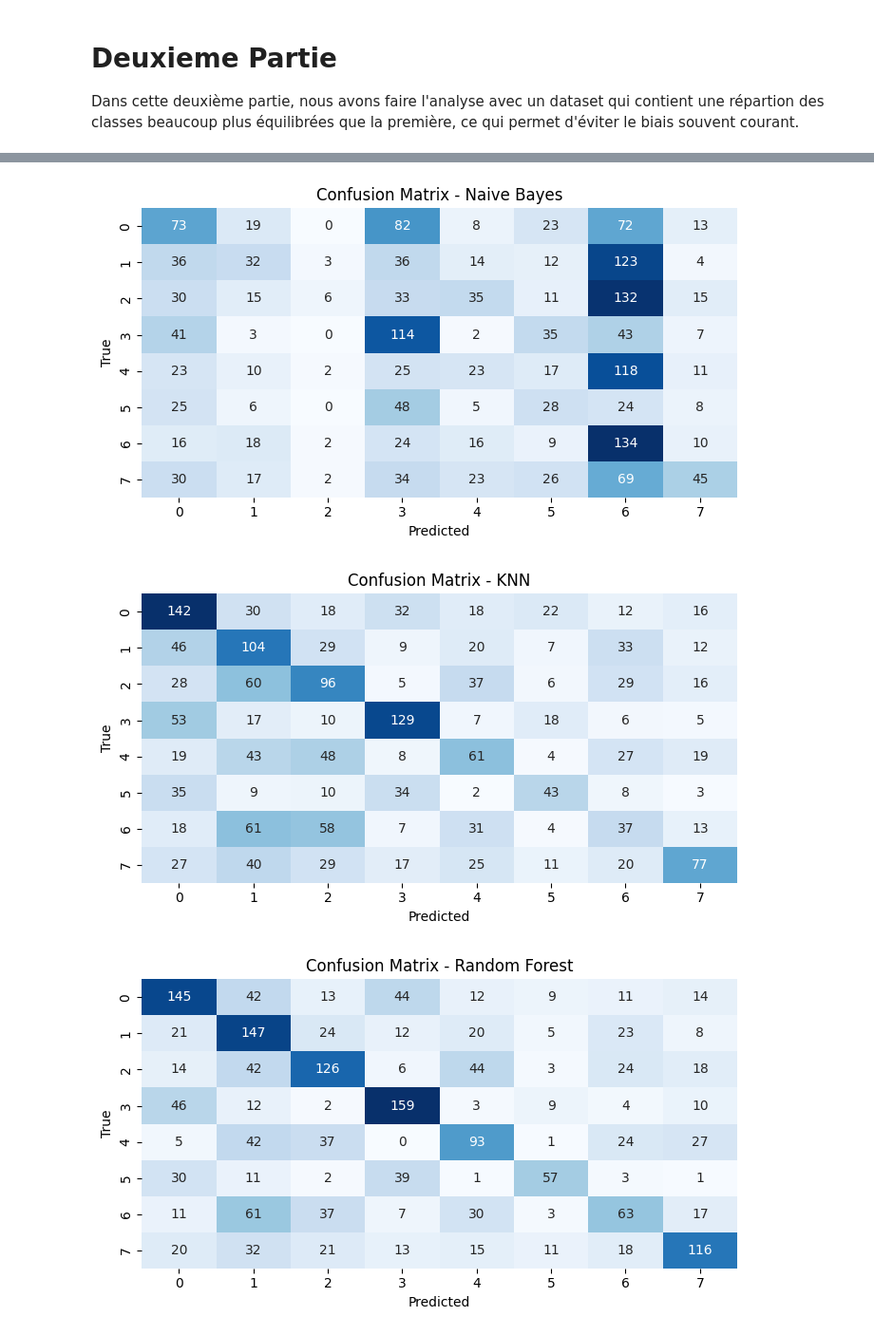
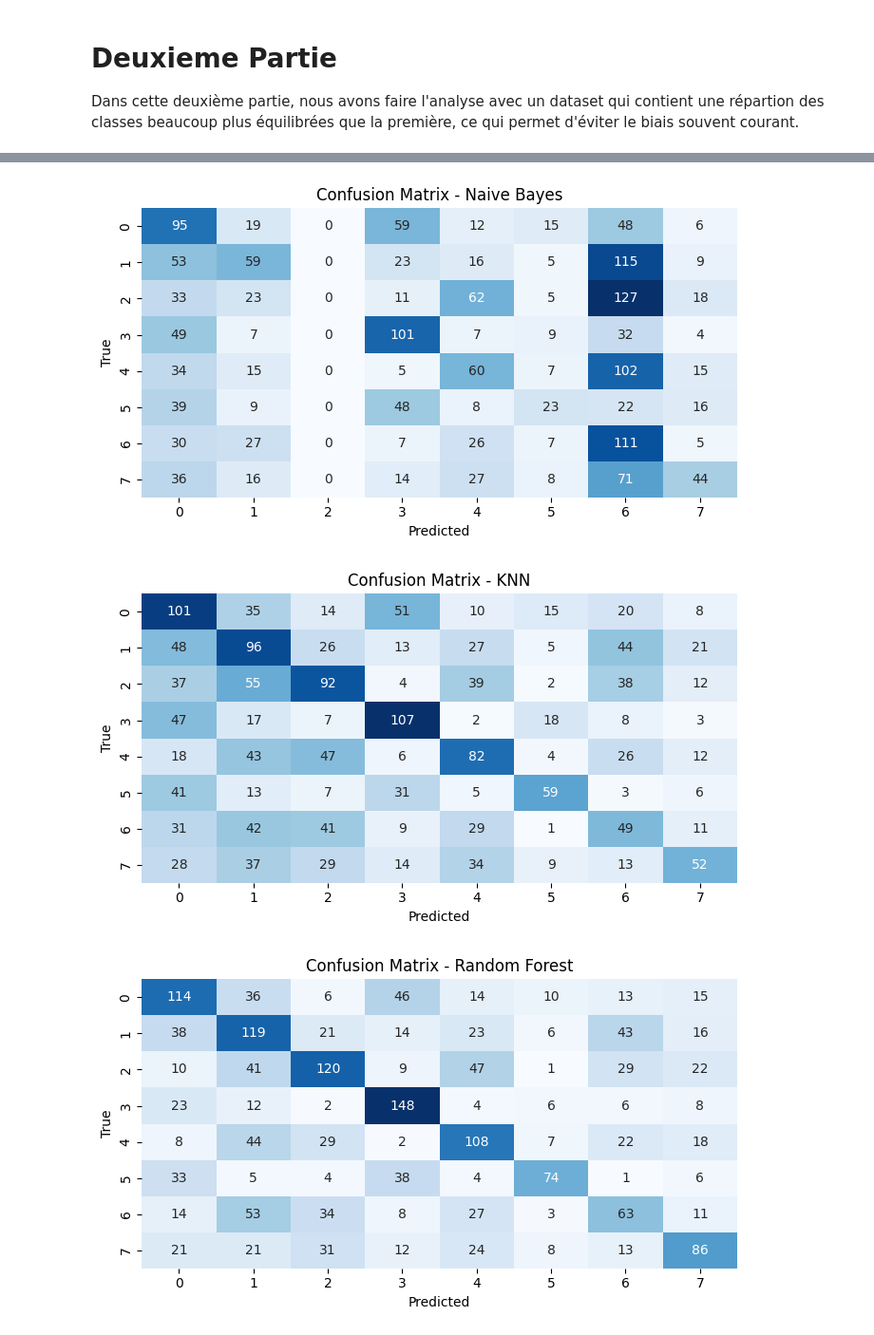
Before and after one commit to Drilly93/Spotfy_ML, a Jupyter notebook: ClassificationGenrePrediction.ipynb, the cells around one changed output, grey strips where cells are left out. Shown at 95% size. Saved outputs shown, nothing was run; the diff lists cells and outputs as text; code cells hidden in the pictures.

```diff
--- a/ClassificationGenrePrediction.ipynb
+++ b/ClassificationGenrePrediction.ipynb
@@ -40,8 +28,9 @@ from sklearn.pipeline import Pipeline
 from sklearn.compose import ColumnTransformer
 from sklearn.preprocessing import StandardScaler, OneHotEncoder
 # %%
-spotify_df = pd.read_csv("Dataset/spotify_dataset_30k.csv")
-# On garde seulement 80% des données à extraire
+spotify_df = pd.read_csv("Dataset/spotify_dataset_class_balanced.csv")
+# spotify_df = spotify_df.sample(n=10000, random_state=42)
+# # On garde seulement 80% des données à extraire
 spotify_df_80, spotify_df_20= train_test_split(spotify_df, test_size=0.2, random_state=42)
 # %%
 numerical_features = [
@@ -65,16 +54,9 @@ categorical_features = [
 ]
 
 y = spotify_df_80["Main_genre_index"]
-X = spotify_df_80[audio_features]
+X = spotify_df_80[numerical_features + categorical_features ]
 
 X_train, X_test, y_train, y_test = train_test_split(X, y,test_size=0.2 )
-
-# models = []
-# models += [['Naive Bayes', GaussianNB()]]
-# models += [['SGD', OneVsOneClassifier(SGDClassifier())]]
-# models += [['Logistic', LogisticRegression(multi_class = 'ovr')]]
-# rand_forest = RandomForestClassifier(random_state = 42, min_samples_split = 5)
-# y.unique()
 # %%
 
 
@@ -597,7 +613,7 @@ import pandas as pd
 balanced_samples = []
 
 for genre in genre_counts.index:
-    genre_df = spotify_df_reduced[spotify_df_reduced["Main_genre"] == genre]
+    genre_df = spotify_df[spotify_df["Main_genre"] == genre]
     count = target_counts[genre]
     sampled = genre_df.sample(n=min(count, len(genre_df)), random_state=42)
     balanced_samples.append(sampled)
@@ -633,7 +649,7 @@ spotify_df_2 = spotify_df_balanced.copy()
 spotify_df_80, spotify_df_20= train_test_split(spotify_df_2, test_size=0.2, random_state=42)
 # %%
 y = spotify_df_80["Main_genre_index"]
-X = spotify_df_80[audio_features]
+X = spotify_df_80[numerical_features + categorical_features]
 
 X_train, X_test, y_train, y_test = train_test_split(X, y,test_size=0.2 )
 
@@ -715,4 +731,29 @@ for i in range(n):
     plt.ylabel("True")
     plt.tight_layout()
     plt.show()
+
+# Affichage des matrices de confusion en subplots
+rows = 2
+cols = math.ceil(n / rows)  # arrondi supérieur : ici 3 colonnes
+
+fig, axes = plt.subplots(rows, cols, figsize=(5*cols, 5*rows))
+
+axes = axes.flatten()  # pour accéder aux subplots avec axes[i]
+for i in range(n):
+    name = model_names[i]
+    y_test_pred = y_test_preds[name]
+    cm = confusion_matrix(y_test, y_test_pred)
+
+    ax = axes[i]
+    sns.heatmap(cm, annot=True, fmt='d', cmap='Blues', cbar=False, ax=ax)
+    ax.set_title(f"{name}")
+    ax.set_xlabel("Predicted")
+    ax.set_ylabel("True")
+
+# Masquer les subplots inutilisés (si n < rows*cols)
+for j in range(n, len(axes)):
+    fig.delaxes(axes[j])
+
+plt.tight_layout()
+plt.show()
 # %% [output]
@@ -720,3 +761,3 @@ for i in range(n):
-[figure, old version]
+[figure, new version]
-[figure, old version]
+[figure, new version]
-[figure, old version]
+[figure, new version]
```
Also changed, not shown: parts of 17 cells of this notebook, 2 other files.
